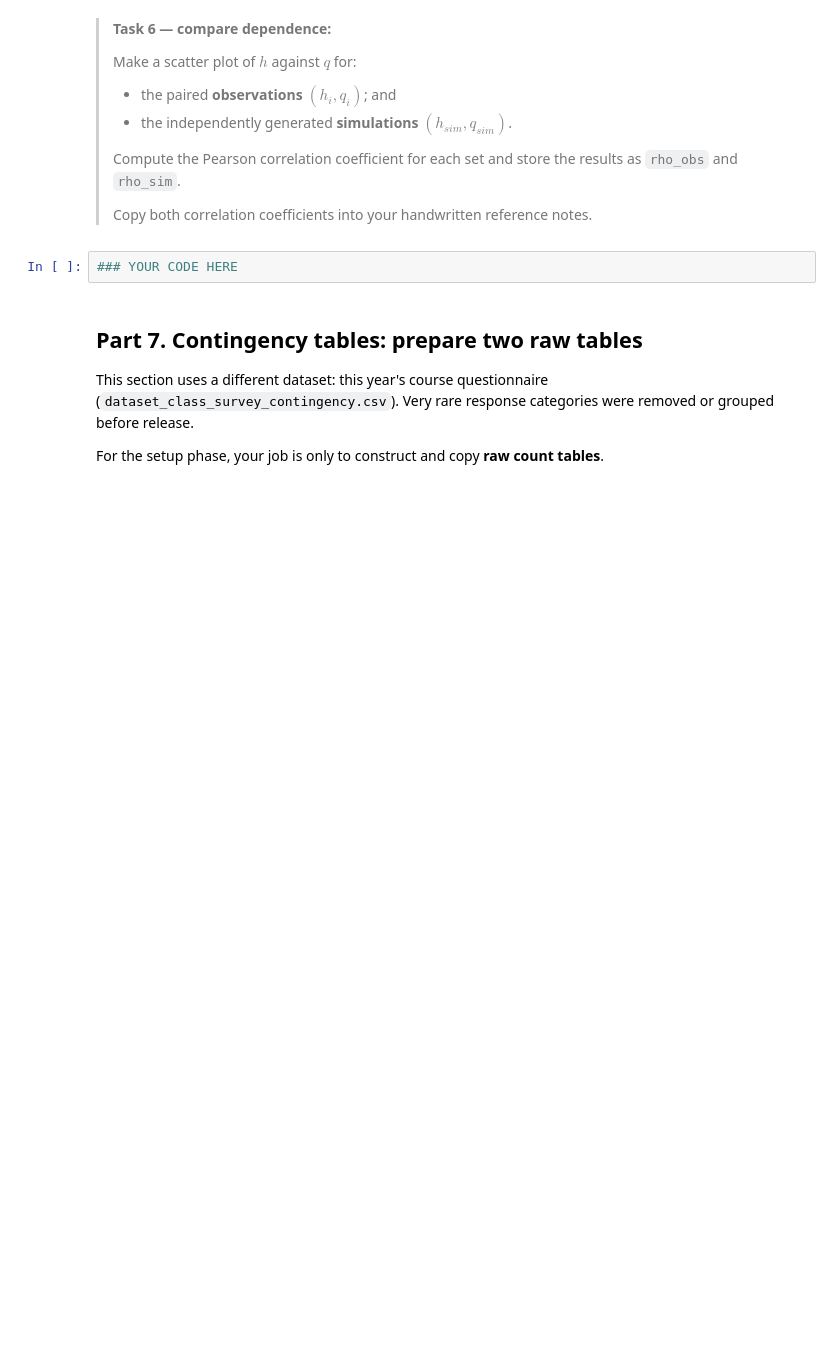
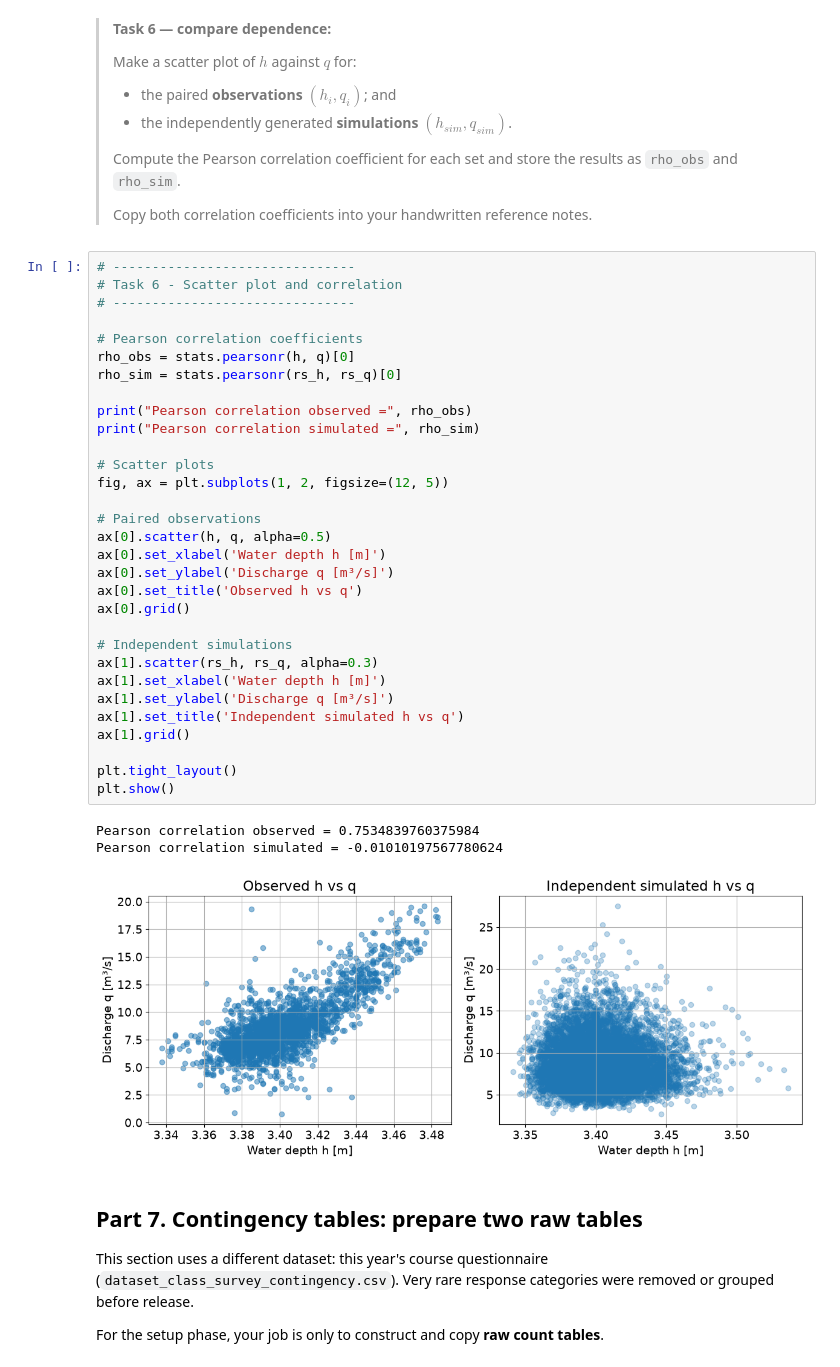
Before and after one commit to NickZhou21/GA1.4, a Jupyter notebook: all_files_GA_1_4/GA_1.4.ipynb, the cells around one changed output. Cells and saved outputs as stored; diff of their text form; blank space fills up the shorter version.

```diff
--- a/all_files_GA_1_4/GA_1.4.ipynb
+++ b/all_files_GA_1_4/GA_1.4.ipynb
@@ -315,7 +361,40 @@ Standard deviation = 0.008406661175667922
 >Copy both correlation coefficients into your handwritten reference notes.
 >
 # %%
-### YOUR CODE HERE
+# -------------------------------
+# Task 6 - Scatter plot and correlation
+# -------------------------------
+
+# Pearson correlation coefficients
+rho_obs = stats.pearsonr(h, q)[0]
+rho_sim = stats.pearsonr(rs_h, rs_q)[0]
+
+print("Pearson correlation observed =", rho_obs)
+print("Pearson correlation simulated =", rho_sim)
+
+# Scatter plots
+fig, ax = plt.subplots(1, 2, figsize=(12, 5))
+
+# Paired observations
+ax[0].scatter(h, q, alpha=0.5)
+ax[0].set_xlabel('Water depth h [m]')
+ax[0].set_ylabel('Discharge q [m³/s]')
+ax[0].set_title('Observed h vs q')
+ax[0].grid()
+
+# Independent simulations
+ax[1].scatter(rs_h, rs_q, alpha=0.3)
+ax[1].set_xlabel('Water depth h [m]')
+ax[1].set_ylabel('Discharge q [m³/s]')
+ax[1].set_title('Independent simulated h vs q')
+ax[1].grid()
+
+plt.tight_layout()
+plt.show()
+# %% [output]
+Pearson correlation observed = 0.7534839760375984
+Pearson correlation simulated = -0.01010197567780624
+[figure, added]
 # %% [markdown]
 ## Part 7. Contingency tables: prepare two raw tables
 
```
Also changed, not shown: parts of 3 cells of this notebook.
